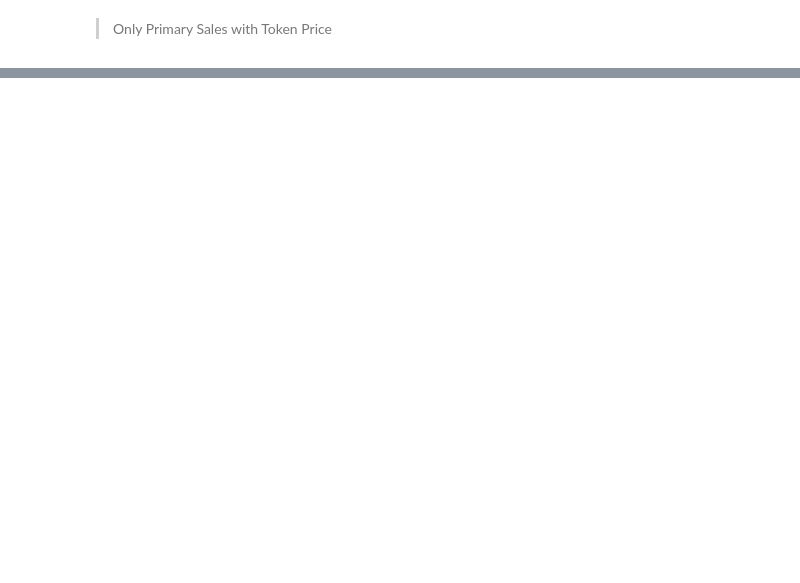
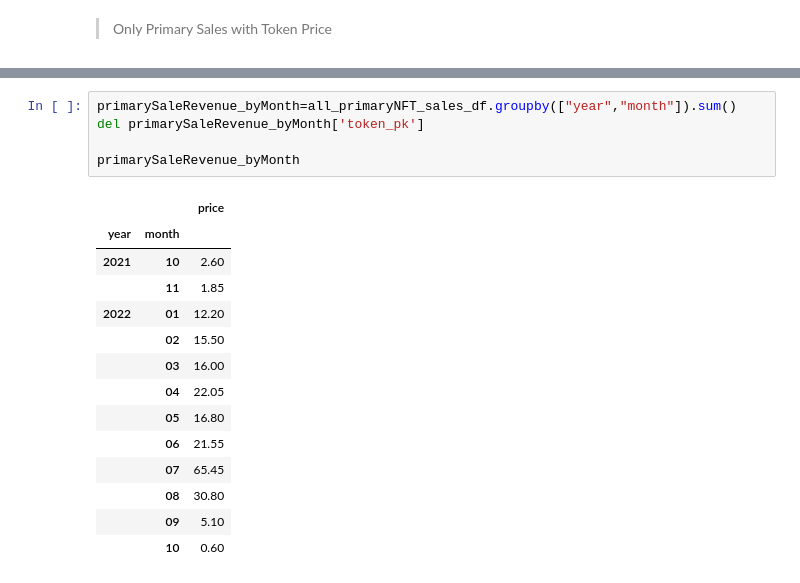
Before and after one commit to EmirhanServeren/NFT-CollaBot, a Jupyter notebook: main.ipynb, the cells around one changed output, grey strips where cells are left out. Drawn from its saved outputs; the diff is of its cells as text; blank space fills up the shorter version.

```diff
--- a/main.ipynb
+++ b/main.ipynb
@@ -466,0 +499,20 @@ Creator has 393 NFT sale totally so far.
+# %%
+primarySaleRevenue_byMonth=all_primaryNFT_sales_df.groupby(["year","month"]).sum()
+del primarySaleRevenue_byMonth['token_pk']
+
+primarySaleRevenue_byMonth
+# %% [output]
+|  |  | price |
+| year | month |  |
+| 2021 | 10 | 2.60 |
+|  | 11 | 1.85 |
+| 2022 | 01 | 12.20 |
+|  | 02 | 15.50 |
+|  | 03 | 16.00 |
+|  | 04 | 22.05 |
+|  | 05 | 16.80 |
+|  | 06 | 21.55 |
+|  | 07 | 65.45 |
+|  | 08 | 30.80 |
+|  | 09 | 5.10 |
+|  | 10 | 0.60 |
```
Also changed, not shown: parts of 10 cells of this notebook.
